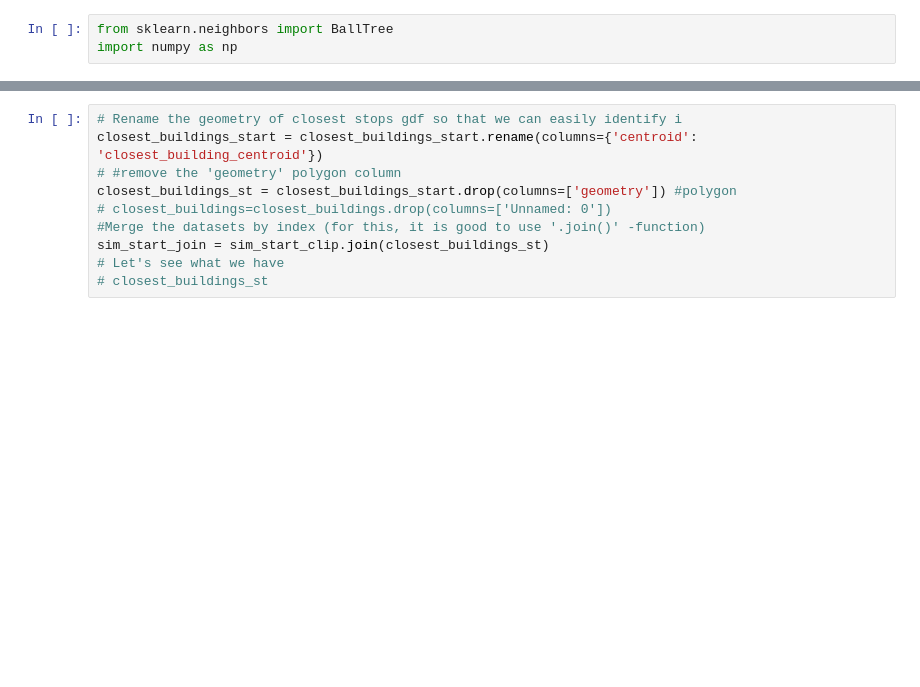
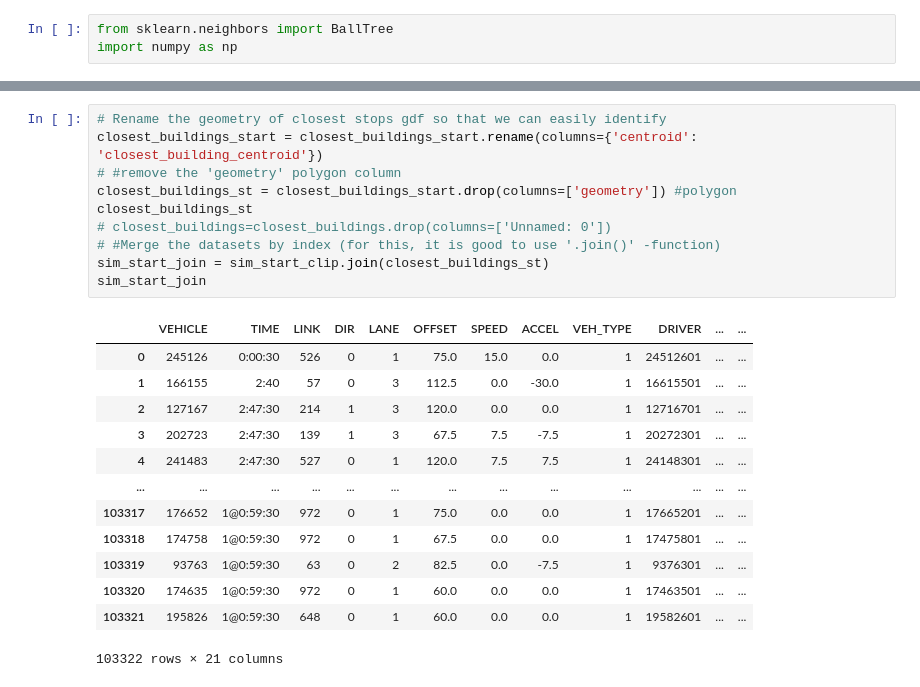
Before and after one commit to gajaha/smc-cuda-intersect, a Jupyter notebook: scripts/q1_optim.ipynb, the cells around one changed output, grey strips where cells are left out. Drawn from its saved outputs; the diff is of its cells as text; blank space fills up the shorter version.

```diff
--- a/scripts/q1_optim.ipynb
+++ b/scripts/q1_optim.ipynb
@@ -204,11 +212,25 @@ closest_buildings_end = nearest_neighbor(sim_end_clip, building_map, return_dist
 # %%
-# Rename the geometry of closest stops gdf so that we can easily identify i
+# Rename the geometry of closest stops gdf so that we can easily identify
 closest_buildings_start = closest_buildings_start.rename(columns={'centroid': 'closest_building_centroid'})
 # #remove the 'geometry' polygon column
 closest_buildings_st = closest_buildings_start.drop(columns=['geometry']) #polygon
+closest_buildings_st
 # closest_buildings=closest_buildings.drop(columns=['Unnamed: 0'])
-#Merge the datasets by index (for this, it is good to use '.join()' -function)
+# #Merge the datasets by index (for this, it is good to use '.join()' -function)
 sim_start_join = sim_start_clip.join(closest_buildings_st)
-# Let's see what we have
-# closest_buildings_st
+sim_start_join
+# %% [output]
+|  | VEHICLE | TIME | LINK | DIR | LANE | OFFSET | SPEED | ACCEL | VEH_TYPE | DRIVER | ... | ... |
+| 0 | 245126 | 0:00:30 | 526 | 0 | 1 | 75.0 | 15.0 | 0.0 | 1 | 24512601 | ... | ... |
+| 1 | 166155 | 2:40 | 57 | 0 | 3 | 112.5 | 0.0 | -30.0 | 1 | 16615501 | ... | ... |
+| 2 | 127167 | 2:47:30 | 214 | 1 | 3 | 120.0 | 0.0 | 0.0 | 1 | 12716701 | ... | ... |
+| 3 | 202723 | 2:47:30 | 139 | 1 | 3 | 67.5 | 7.5 | -7.5 | 1 | 20272301 | ... | ... |
+| 4 | 241483 | 2:47:30 | 527 | 0 | 1 | 120.0 | 7.5 | 7.5 | 1 | 24148301 | ... | ... |
+| ... | ... | ... | ... | ... | ... | ... | ... | ... | ... | ... | ... | ... |
+| 103317 | 176652 | 1@0:59:30 | 972 | 0 | 1 | 75.0 | 0.0 | 0.0 | 1 | 17665201 | ... | ... |
+| 103318 | 174758 | 1@0:59:30 | 972 | 0 | 1 | 67.5 | 0.0 | 0.0 | 1 | 17475801 | ... | ... |
+| 103319 | 93763 | 1@0:59:30 | 63 | 0 | 2 | 82.5 | 0.0 | -7.5 | 1 | 9376301 | ... | ... |
+| 103320 | 174635 | 1@0:59:30 | 972 | 0 | 1 | 60.0 | 0.0 | 0.0 | 1 | 17463501 | ... | ... |
+| 103321 | 195826 | 1@0:59:30 | 648 | 0 | 1 | 60.0 | 0.0 | 0.0 | 1 | 19582601 | ... | ... |
+103322 rows × 21 columns
 # %%
```
Also changed, not shown: parts of 18 cells of this notebook, 10 other files.
